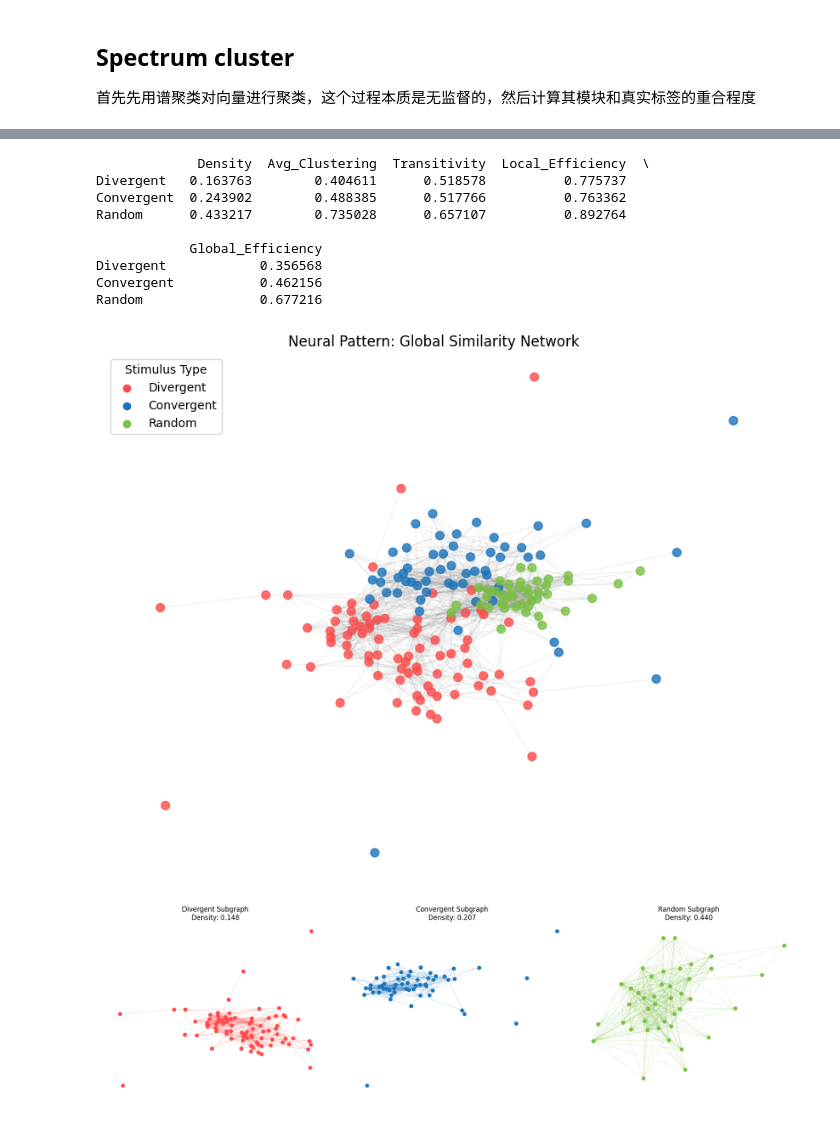
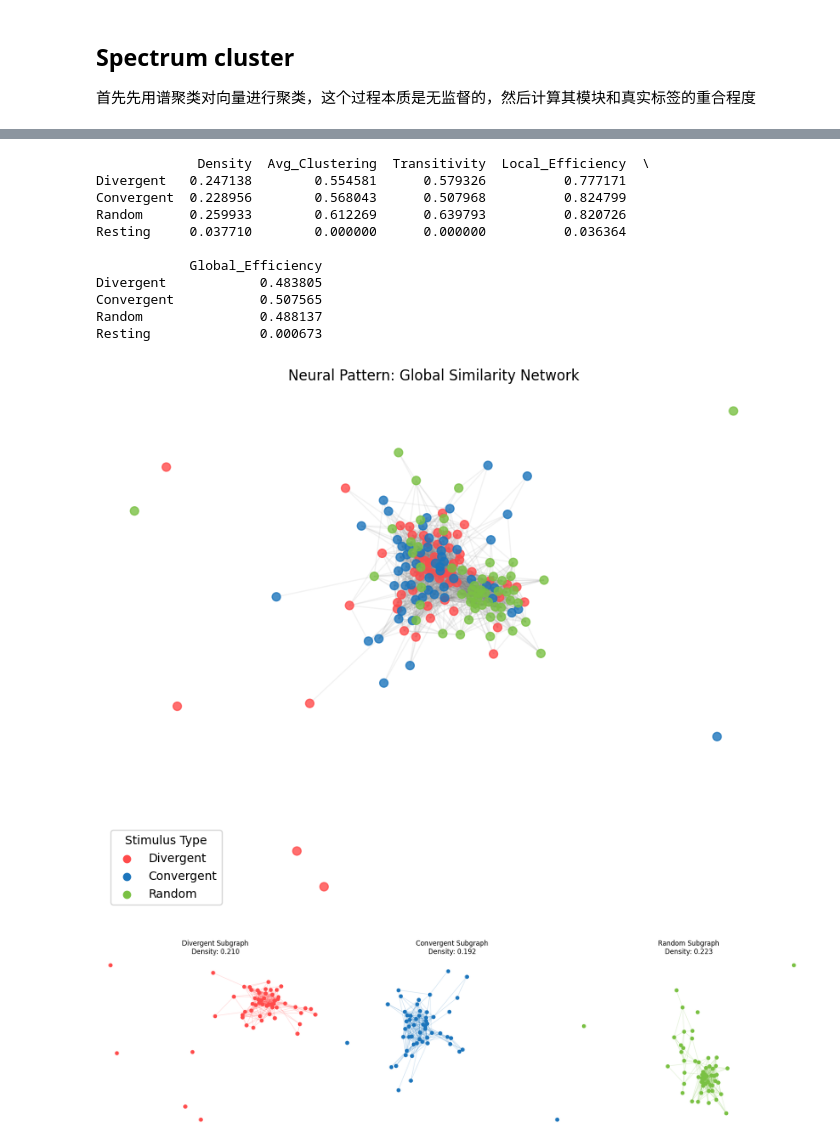
Before and after one commit to Gui-Yun/brainnetwork, a Jupyter notebook: notebook/pattern_graph.ipynb, the cells around one changed output, grey strips where cells are left out. Saved outputs shown, nothing was run; the diff lists cells and outputs as text; code cells hidden in the pictures.

```diff
--- a/notebook/pattern_graph.ipynb
+++ b/notebook/pattern_graph.ipynb
@@ -47,7 +53,7 @@ import seaborn as sns
 
 # 1. Trial 聚合：计算每个 Trial 的平均活动
 # 假设 X_trials 的形状是 (Trial总数, 帧数, 神经元数)
-X_trial_averaged = np.mean(segments_spi[:, :, 10:15], axis=2) # 得到 (n_trials, n_neurons)
+X_trial_averaged = np.mean(segments_spi[:, :, 10:13], axis=2) # 得到 (n_trials, n_neurons)
 
 unique_labels = np.unique(labels_spi)
 min_count = min(np.sum(labels_spi == l) for l in unique_labels)
@@ -73,15 +79,23 @@ labels_balanced = np.array(labels_balanced)
 
 print(f"平衡后数据形状: {X_trial_averaged_balanced.shape}") # 应为 (min_count * 3, 神经元数)
 
+# 随机再选择同样数量的trial，提取前面的静息态数据进行对比
+trial_indices = np.arange(segments_spi.shape[0])
+np.random.shuffle(trial_indices)
+selected_indices = trial_indices[:min_count]
+X_rest_balanced = np.mean(segments_spi[selected_indices, :, 5:10], axis=2)
 
+X_trial_averaged_balanced = np.vstack([X_trial_averaged_balanced, X_rest_balanced])
+labels_balanced = np.concatenate([labels_balanced, np.zeros(min_count)]) # 0
+print(f"最终数据形状 (含静息态): {X_trial_averaged_balanced.shape}") # 应为 (min_count * 4, 神经元数)
 # 2. 对 Trial 级别的数据进行降维 (UMAP)
 reducer = umap.UMAP(n_neighbors=5, min_dist=0.3)
 embedding = reducer.fit_transform(X_trial_averaged_balanced)
 
 # 定义语义映射
-label_names = {1: 'Divergent', 2: 'Convergent', 3: 'Random'}
-# 这里的颜色方案：Divergent(红), Convergent(蓝), Random(灰/绿)
-palette = {1: "#e74c3c", 2: "#3498db", 3: "#95a5a6"}
+label_names = {1: 'Divergent', 2: 'Convergent', 3: 'Random', 0: 'Resting'}
+# 这里的颜色方案：Divergent(红), Convergent(蓝), Random(灰/绿) resting(黑)
+palette = {1: "#e74c3c", 2: "#3498db", 3: "#95a5a6", 0: "#111111"}
 
 def plot_pattern_space(embedding, labels, title):
     plt.figure(figsize=(9, 6))
@@ -93,7 +107,7 @@ def plot_pattern_space(embedding, labels, title):
         x=embedding[:, 0],
         y=embedding[:, 1],
         hue=semantic_labels,
-        palette=['#e74c3c', '#3498db', '#95a5a6'], # 对应顺序
+        palette=['#e74c3c', '#3498db', '#95a5a6', '#111111'], # 对应顺序
         s=40, alpha=0.8, edgecolor='w'
     )
 
@@ -193,7 +228,7 @@ import matplotlib.pyplot as plt
 from sklearn.metrics import confusion_matrix, adjusted_rand_score
 
 # 0. 准备标签映射
-label_names = {1: 'Divergent', 2: 'Convergent', 3: 'Random'}
+label_names = {1: 'Divergent', 2: 'Convergent', 3: 'Random', 0: 'Resting'}
 true_names = [label_names[l] for l in labels_balanced]
 
 # 创建画布：左图展示聚类，右图展示真实标签
@@ -209,8 +244,8 @@ fig.colorbar(scatter1, ax=axes[0], label='Cluster ID')
 
 # --- 右图：实验标签（真实分类） ---
 # 使用自定义调色板
-colors = {'Divergent': '#FF4B4B', 'Convergent': '#1C75BC', 'Random': '#7AC143'}
-for name in ['Divergent', 'Convergent', 'Random']:
+colors = {'Divergent': '#FF4B4B', 'Convergent': '#1C75BC', 'Random': '#7AC143', 'Resting': '#111111'}
+for name in ['Divergent', 'Convergent', 'Random', 'Resting']:
     mask = np.array(true_names) == name
     axes[1].scatter(embedding[mask, 0], embedding[mask, 1],
                     label=name, color=colors[name], s=40, alpha=0.7, edgecolors='w')
@@ -230,7 +265,7 @@ ari = adjusted_rand_score(labels_balanced, cluster_labels)
 print(f"无监督聚类与视觉标签的重合度 (ARI): {ari:.4f}")
 
 # 2. 绘制混淆矩阵
-labels = [i - 1 for i in labels_balanced]  # 将标签调整为从0开始
+labels = [i for i in labels_balanced]  # 将标签调整为从0开始
 
 cm = confusion_matrix(labels, cluster_labels)
 plt.figure(figsize=(7, 5))
@@ -256,7 +291,7 @@ adj = (S > threshold).astype(int)
 G_global = nx.from_numpy_array(adj)
 
 # 2. 提取子图并计算特征
-label_names = {1: 'Divergent', 2: 'Convergent', 3: 'Random'}
+label_names = {1: 'Divergent', 2: 'Convergent', 3: 'Random', 0: 'Resting'}
 graph_stats = {}
 
 for val, name in label_names.items():
@@ -279,14 +314,16 @@ import pandas as pd
 print(pd.DataFrame(graph_stats).T)
 # %% [output]
              Density  Avg_Clustering  Transitivity  Local_Efficiency  \
-Divergent   0.163763        0.404611      0.518578          0.775737
-Convergent  0.243902        0.488385      0.517766          0.763362
-Random      0.433217        0.735028      0.657107          0.892764
+Divergent   0.247138        0.554581      0.579326          0.777171
+Convergent  0.228956        0.568043      0.507968          0.824799
+Random      0.259933        0.612269      0.639793          0.820726
+Resting     0.037710        0.000000      0.000000          0.036364
 
             Global_Efficiency
-Divergent            0.356568
-Convergent           0.462156
-Random               0.677216
+Divergent            0.483805
+Convergent           0.507565
+Random               0.488137
+Resting              0.000673
 # %%
 import networkx as nx
 from sklearn.metrics.pairwise import cosine_similarity
@@ -300,13 +337,17 @@ def plot_pattern_graphs(X, labels, title_prefix="Neural Pattern"):
     threshold = np.percentile(S, 90)
     adj = (S > threshold).astype(int)
 
+    node_filter = [i for i, l in enumerate(labels) if l != 0]
+    adj = adj[np.ix_(node_filter, node_filter)]
+    labels = labels[node_filter]
+
     # 创建全局图
     G_global = nx.from_numpy_array(adj)
     G_global.remove_edges_from(nx.selfloop_edges(G_global)) # 移除自环
 
     # 定义标签语义和颜色
-    label_map = {1: 'Divergent', 2: 'Convergent', 3: 'Random'}
-    colors_map = {1: '#FF4B4B', 2: '#1C75BC', 3: '#7AC143'}
+    label_map = {1: 'Divergent', 2: 'Convergent', 3: 'Random', 0: 'Resting'}
+    colors_map = {1: '#FF4B4B', 2: '#1C75BC', 3: '#7AC143', 0: '#111111'}
 
     # 设置布局 (力导向布局，让相似的点聚在一起)
     pos = nx.spring_layout(G_global, k=0.2, seed=42)
@@ -315,39 +356,44 @@ def plot_pattern_graphs(X, labels, title_prefix="Neural Pattern"):
     plt.figure(figsize=(10, 8))
     node_colors = [colors_map.get(l, 'gray') for l in labels]
 
+
     nx.draw_networkx_nodes(G_global, pos, node_size=50, node_color=node_colors, alpha=0.8)
     nx.draw_networkx_edges(G_global, pos, alpha=0.1, edge_color='gray')
 
     # 添加图例
     for l, name in label_map.items():
+        if name == 'Resting':
+            continue
         plt.scatter([], [], c=colors_map[l], label=name)
     plt.legend(title="Stimulus Type")
     plt.title(f"{title_prefix}: Global Similarity Network")
     plt.axis('off')
     plt.show()
 
     # --- 绘图 2: 三种模式子图对比 ---
     fig, axes = plt.subplots(1, 3, figsize=(18, 5))
     for i, (l, name) in enumerate(label_map.items()):
         # 提取子图
+        if name == 'Resting':
+            continue
         nodes = np.where(labels == l)[0]
         sub_g = G_global.subgraph(nodes)
 
         # 子图布局
         sub_pos = {n: pos[n] for n in nodes}
         nx.draw_networkx_nodes(sub_g, sub_pos, ax=axes[i], node_size=40, node_color=colors_map[l])
         nx.draw_networkx_edges(sub_g, sub_pos, ax=axes[i], alpha=0.2, edge_color=colors_map[l])
 
         # 计算该子图的密度
         density = nx.density(sub_g)
         axes[i].set_title(f"{name} Subgraph\nDensity: {density:.3f}")
         axes[i].axis('off')
 
     plt.tight_layout()
     plt.show()
 
 # 调用函数 (使用您之前的变量)
-plot_pattern_graphs(X_trial_averaged, labels_spi)
+plot_pattern_graphs(X_trial_averaged_balanced, labels_balanced)
 # %% [output]
-[figure, old version]
+[figure, new version]
-[figure, old version]
+[figure, new version]
```
Also changed, not shown: parts of 12 cells of this notebook, 6 other files.
